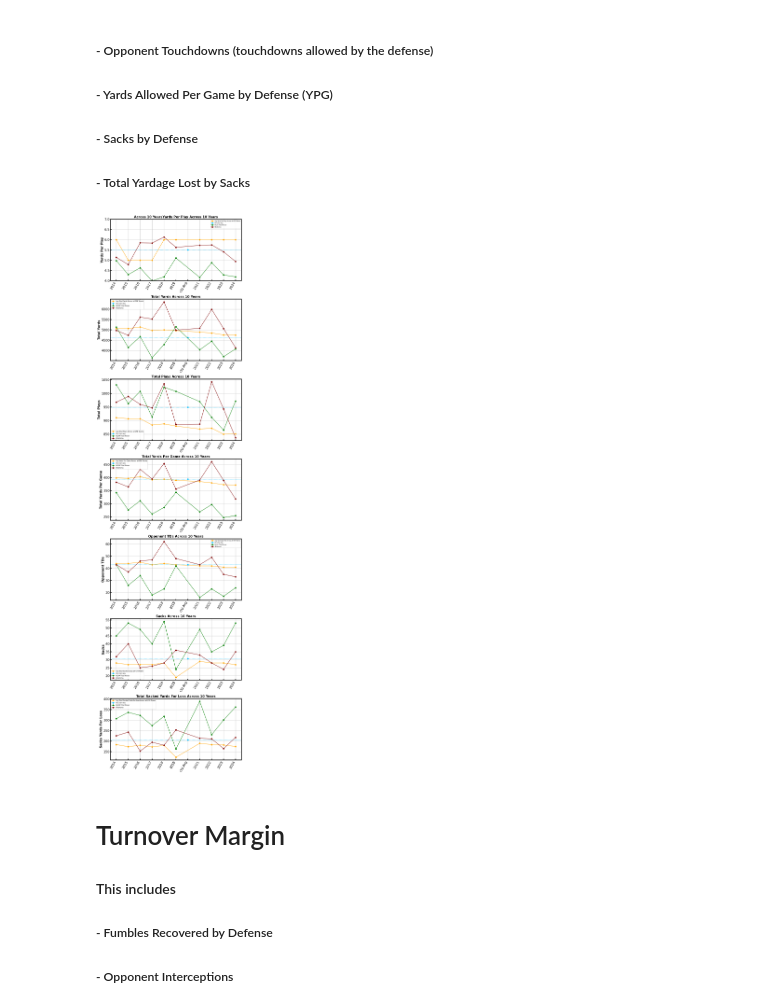
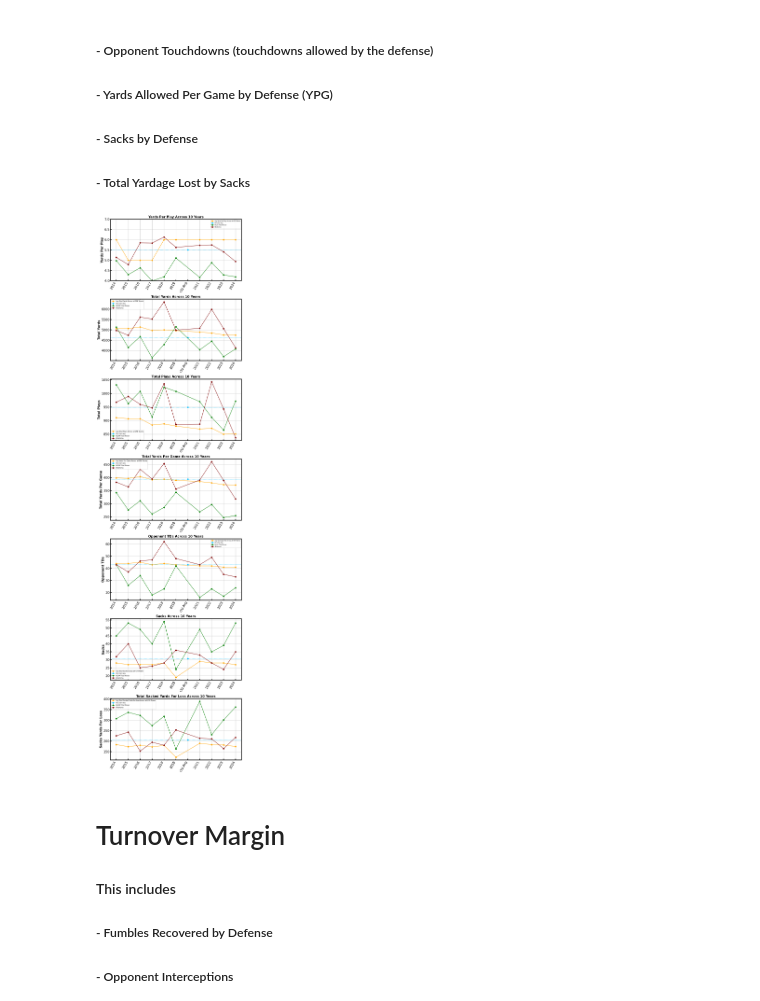
Before and after one commit to Jmo-1/Astro-Project, a Jupyter notebook: Project Code.ipynb, the cells around one changed output. Saved outputs shown, nothing was run; the diff lists cells and outputs as text; code cells hidden in the pictures.

```diff
--- a/Project Code.ipynb
+++ b/Project Code.ipynb
@@ -103,7 +103,7 @@ ax1.plot(df['year'], natchamp, color='green', marker='o', label='NCAA Title Winn
 OUyear=np.array([5.14, 4.79, 5.85, 5.84, 6.13, 5.63, 5.73, 5.75, 5.41, 4.94])
 ax1.plot(df['year'], OUyear, color='maroon', marker='o', label='Oklahoma')
 
-ax1.set_title('Across 10 YearsYards Per Play Across 10 Years', fontsize=15, fontweight='bold')
+ax1.set_title('Yards Per Play Across 10 Years', fontsize=15, fontweight='bold')
 ax1.set_ylim(bottom=4, top=7)
 ax1.set_ylabel('Yards Per Play', fontsize=15, fontweight='bold')
 ax1.grid(True)
@@ -256,34 +256,34 @@ ax6.legend(fontsize=7)
 #Seventh Plot
 
 ax7.plot(df['year'], df['sack yrds'], marker='o', label='Avg Total Sacked Yards For Loss Across all CFB Teams', color='orange')
 
 ou_avg_x = 2020
 ou_avg_y = 205.9
 ax7.plot(ou_avg_x, ou_avg_y, marker='o', color='deepskyblue', label='OU 10yr Avg')
 ax7.axhline(y=ou_avg_y, linestyle='--', color='deepskyblue', linewidth=1)
 
 xticks = list(df['year']) + [ou_avg_x]
 xtick_labels = list(df['year'].astype(str)) + ['OU Avg']
 ax7.set_xticks(xticks)
 ax7.set_xticklabels(xtick_labels, rotation=60, ha='right', fontsize=9)
 
 natchamp=np.array([307, 337, 322, 274, 318, 163, 389, 231, 301, 362])
 ax7.plot(df['year'], natchamp, color='green', marker='o', label='NCAA Title Winner')
 
 OUyear=np.array([226, 243, 153, 195, 181, 253, 214, 211, 165, 218])
 ax7.plot(df['year'], OUyear, color='maroon', marker='o', label='Oklahoma')
 
 ax7.set_title('Total Sacked Yards For Loss Across 10 Years', fontsize=15, fontweight='bold')
 ax7.set_ylabel('Sacks Yards For Loss', fontsize=15, fontweight='bold')
 ax7.grid(True)
 ax7.tick_params(top=False, right=False, labelsize=15)
 ax7.legend(fontsize=7)
 
 plt.tight_layout()
 plt.subplots_adjust(hspace=0.3)
 plt.show()
 # %% [output]
-[figure, old version]
+[figure, new version]
 # %% [markdown]
 # Turnover Margin
 #### This includes
```
Also changed, not shown: parts of 1 cell of this notebook.
